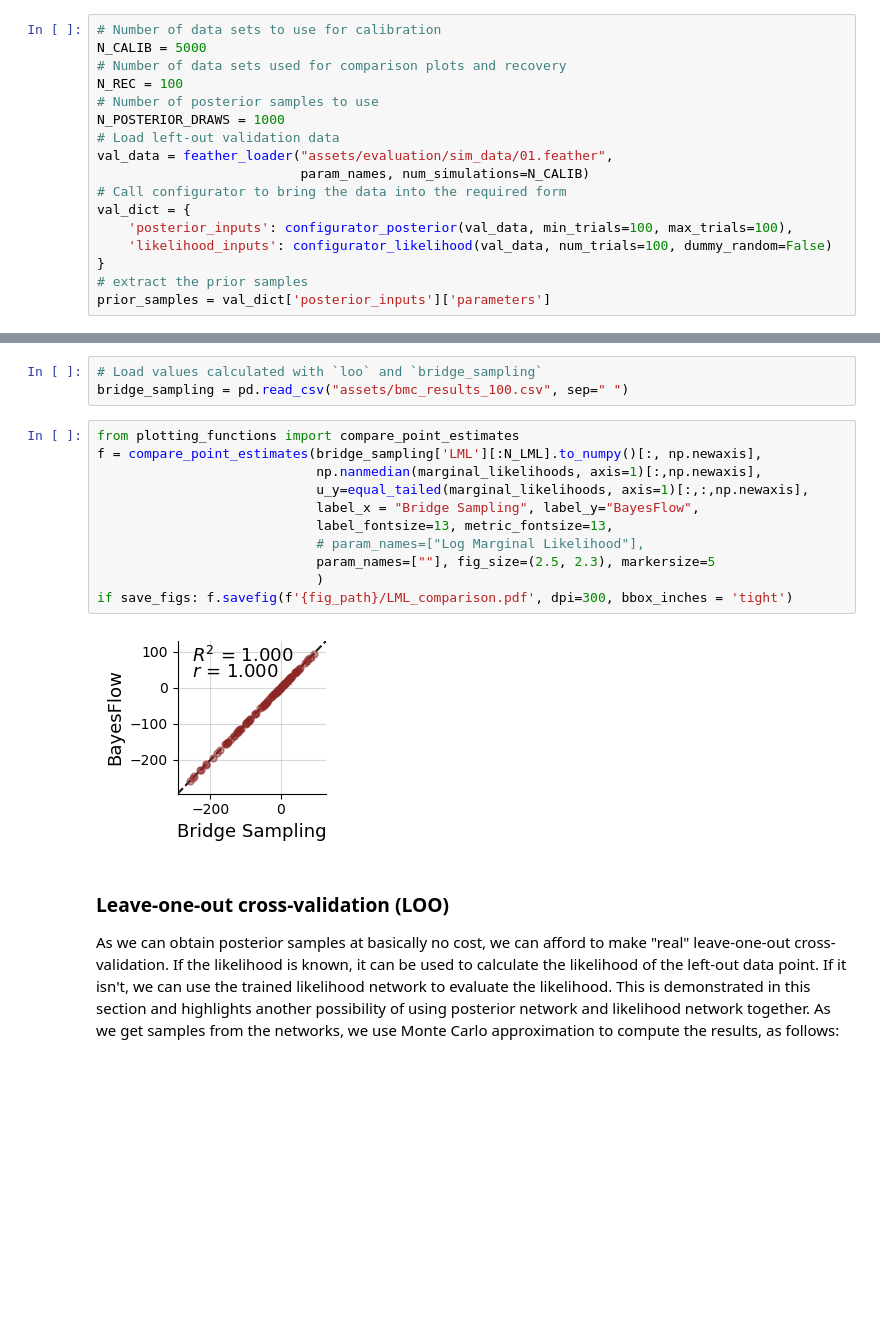
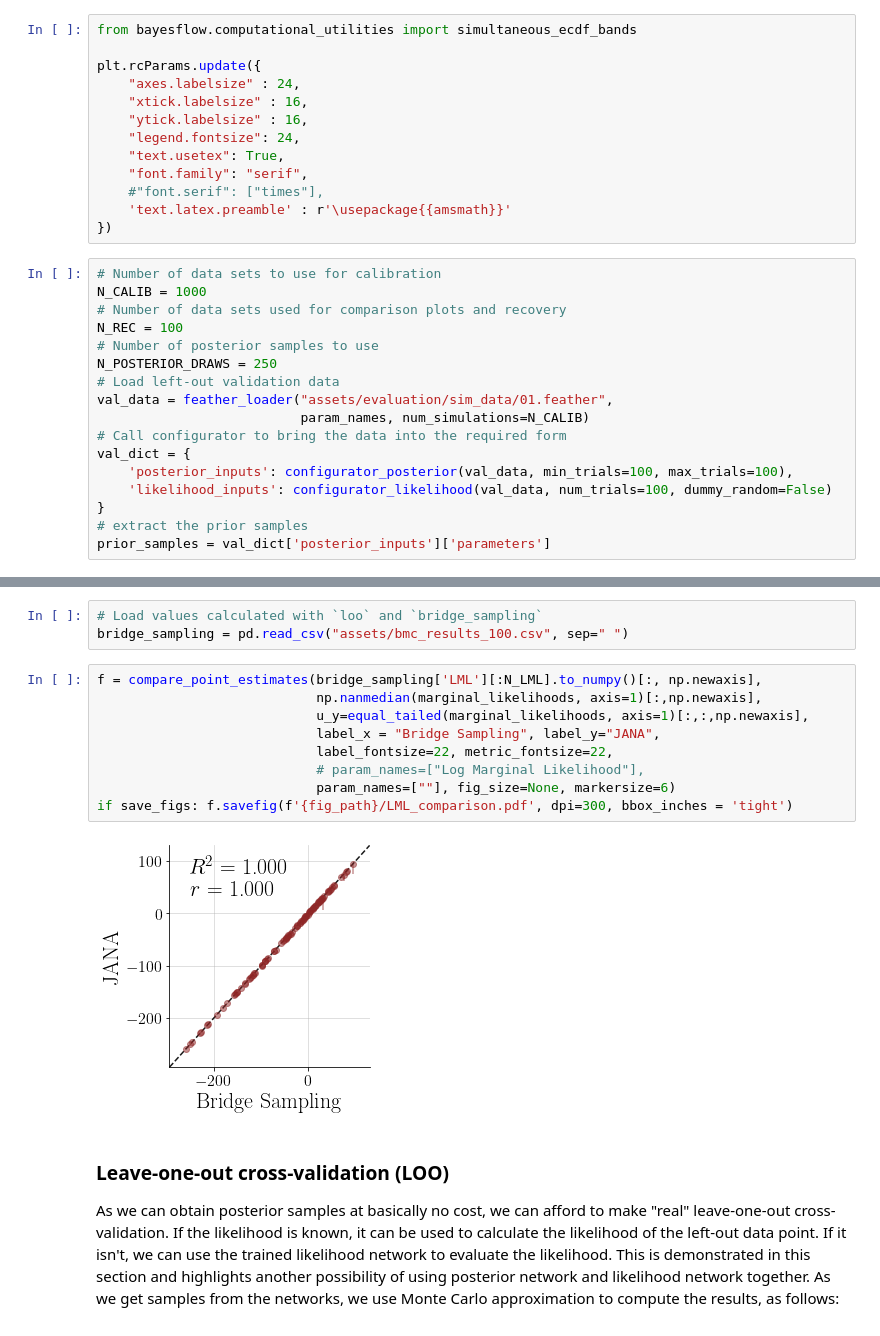
Before and after one commit to bayesflow-org/JANA-Paper, a Jupyter notebook: experiments/diffusion_model/01_joint.ipynb, the cells around one changed output, grey strips where cells are left out. Saved outputs shown, nothing was run; the diff lists cells and outputs as text; blank space fills up the shorter version.

Commit message:
Update diffusion model with paper plots

```diff
--- a/experiments/diffusion_model/01_joint.ipynb
+++ b/experiments/diffusion_model/01_joint.ipynb
@@ -189,13 +182,26 @@ f = plot_losses(trainer_likelihood.loss_history.get_plottable())
 ## Validation: Checking the calibration of the networks
 # %% [markdown]
 We first load a validation data set, simulated using the same simulator and priors as the training data for the posterior network. For validation and later comparison to Stan, from now on the dummy variable will always be set to 0. For the log-likelihoods, this results in a constant shift of $\log \mathcal N (0|0,1)\approx -0.919$. In the following, we will work with a trial number of 100, but other trial numbers in the trained range could be used as well.
+# %%
+from bayesflow.computational_utilities import simultaneous_ecdf_bands
+
+plt.rcParams.update({
+    "axes.labelsize" : 24,
+    "xtick.labelsize" : 16,
+    "ytick.labelsize" : 16,
+    "legend.fontsize": 24,
+    "text.usetex": True,
+    "font.family": "serif",
+    #"font.serif": ["times"],
+    'text.latex.preamble' : r'\usepackage{{amsmath}}'
+})
 # %%
 # Number of data sets to use for calibration
-N_CALIB = 5000
+N_CALIB = 1000
 # Number of data sets used for comparison plots and recovery
 N_REC = 100
 # Number of posterior samples to use
-N_POSTERIOR_DRAWS = 1000
+N_POSTERIOR_DRAWS = 250
 # Load left-out validation data
 val_data = feather_loader("assets/evaluation/sim_data/01.feather",
                           param_names, num_simulations=N_CALIB)
@@ -498,18 +520,16 @@ We can compare those values to the LML obtained from the Stan samples using brid
 # Load values calculated with `loo` and `bridge_sampling`
 bridge_sampling = pd.read_csv("assets/bmc_results_100.csv", sep=" ")
 # %%
-from plotting_functions import compare_point_estimates
 f = compare_point_estimates(bridge_sampling['LML'][:N_LML].to_numpy()[:, np.newaxis],
                             np.nanmedian(marginal_likelihoods, axis=1)[:,np.newaxis],
                             u_y=equal_tailed(marginal_likelihoods, axis=1)[:,:,np.newaxis],
-                            label_x = "Bridge Sampling", label_y="BayesFlow",
-                            label_fontsize=13, metric_fontsize=13,
+                            label_x = "Bridge Sampling", label_y="JANA",
+                            label_fontsize=22, metric_fontsize=22,
                             # param_names=["Log Marginal Likelihood"],
-                            param_names=[""], fig_size=(2.5, 2.3), markersize=5
-                            )
+                            param_names=[""], fig_size=None, markersize=6)
 if save_figs: f.savefig(f'{fig_path}/LML_comparison.pdf', dpi=300, bbox_inches = 'tight')
 # %% [output]
-[figure, old version]
+[figure, new version]
 # %% [markdown]
 ### Leave-one-out cross-validation (LOO)
 As we can obtain posterior samples at basically no cost, we can afford to make "real" leave-one-out cross-validation. If the likelihood is known, it can be used to calculate the likelihood of the left-out data point. If it isn't, we can use the trained likelihood network to evaluate the likelihood. This is demonstrated in this section and highlights another possibility of using posterior network and likelihood network together. As we get samples from the networks, we use Monte Carlo approximation to compute the results, as follows:
```
Also changed, not shown: parts of 15 cells of this notebook, 7 other files.
